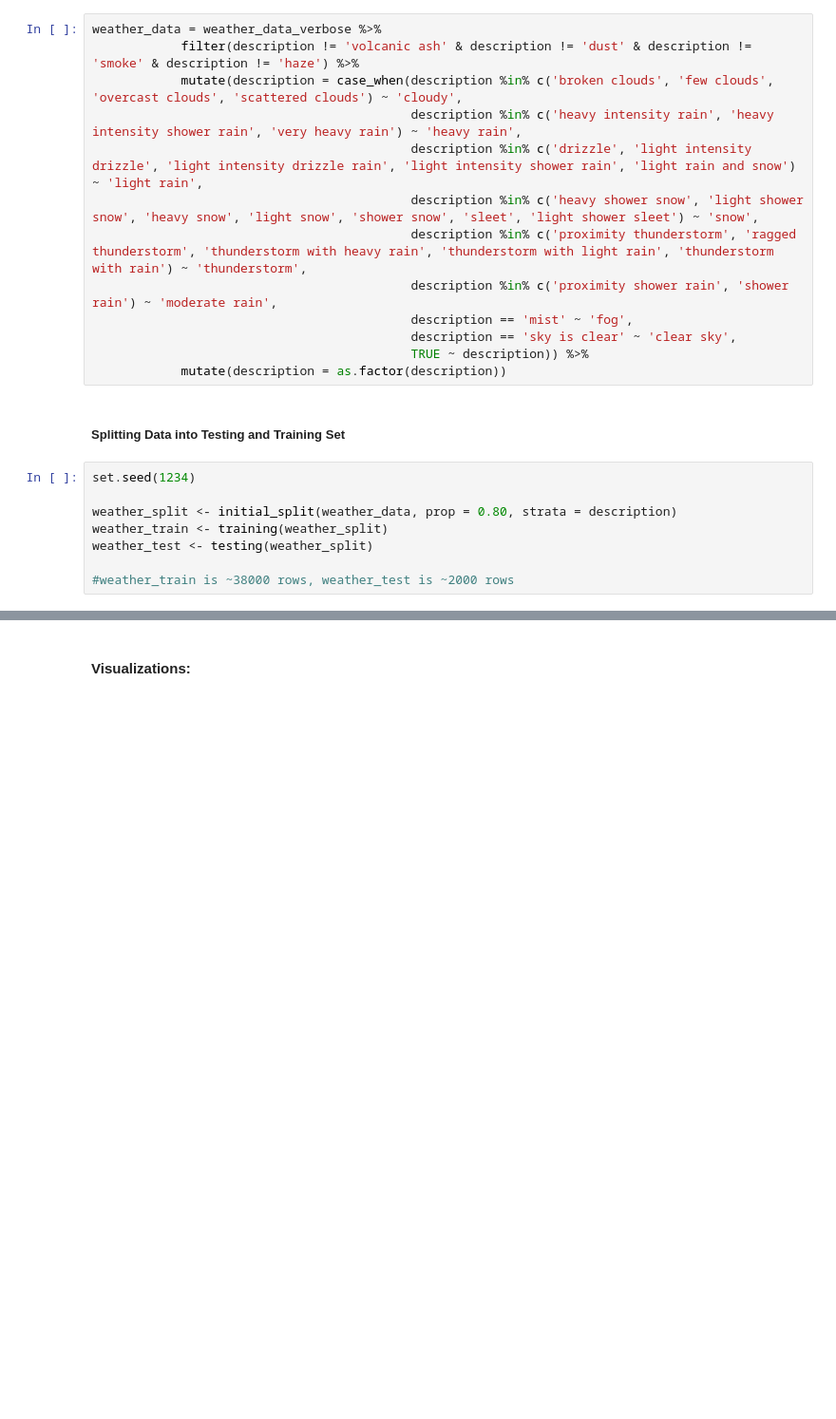
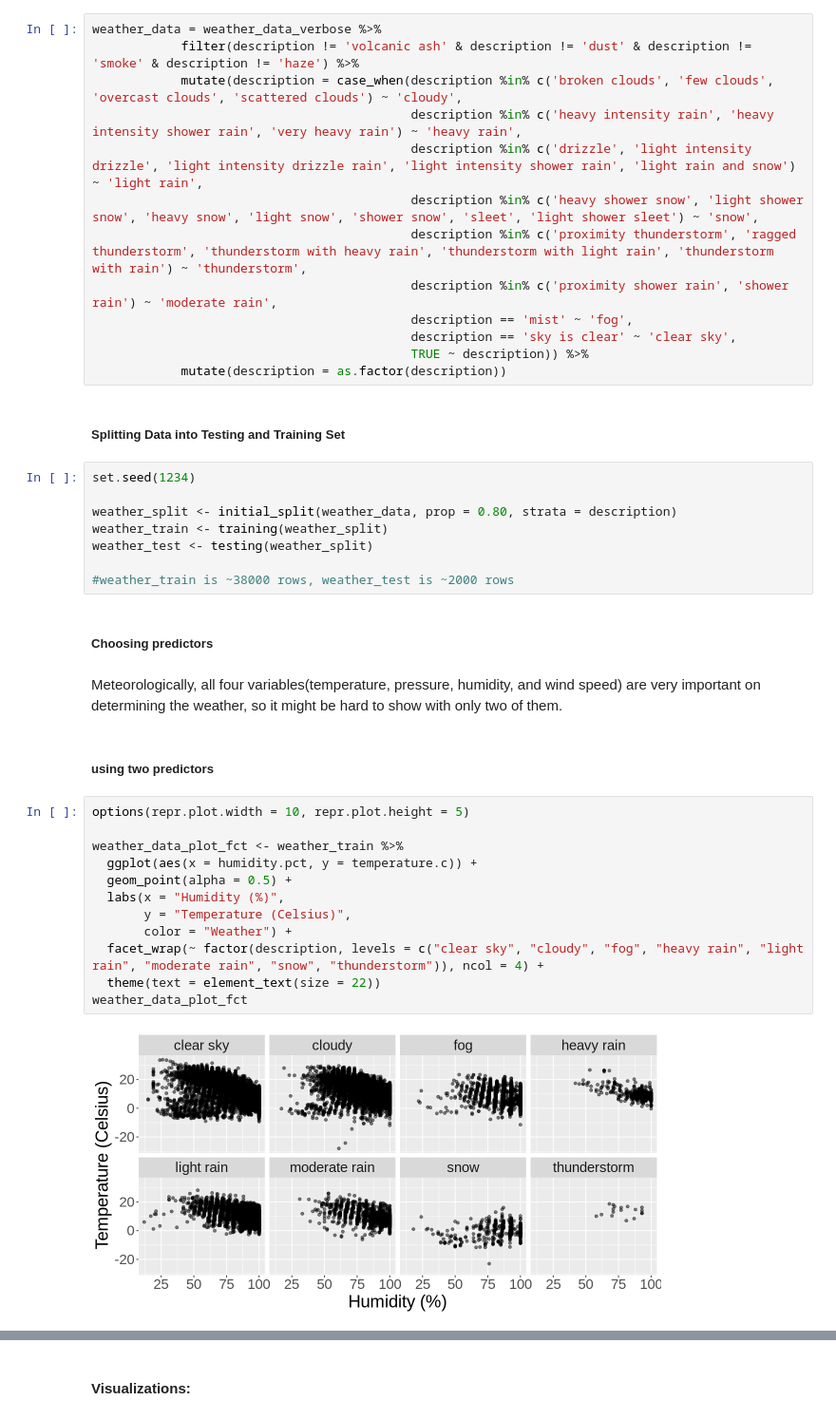
Before and after one commit to StuartLiv/DSCI100Group, a Jupyter notebook: report.ipynb, the cells around one changed output, grey strips where cells are left out. Shown at 95% size. Saved outputs shown, nothing was run; the diff lists cells and outputs as text; blank space fills up the shorter version.

```diff
--- a/report.ipynb
+++ b/report.ipynb
@@ -84,3 +73,23 @@ weather_train <- training(weather_split)
 weather_test <- testing(weather_split)
 
 #weather_train is ~38000 rows, weather_test is ~2000 rows
+# %% [markdown]
+##### Choosing predictors
+# %% [markdown]
+Meteorologically, all four variables(temperature, pressure, humidity, and wind speed) are very important on determining the weather, so it might be hard to show with only two of them.
+# %% [markdown]
+##### using two predictors
+# %%
+options(repr.plot.width = 10, repr.plot.height = 5)
+
+weather_data_plot_fct <- weather_train %>%
+  ggplot(aes(x = humidity.pct, y = temperature.c)) +
+  geom_point(alpha = 0.5) +
+  labs(x = "Humidity (%)",
+       y = "Temperature (Celsius)",
+       color = "Weather") +
+  facet_wrap(~ factor(description, levels = c("clear sky", "cloudy", "fog", "heavy rain", "light rain", "moderate rain", "snow", "thunderstorm")), ncol = 4) +
+  theme(text = element_text(size = 22))
+weather_data_plot_fct
+# %% [output]
+[figure, added]
```
Also changed, not shown: parts of 8 cells of this notebook.
